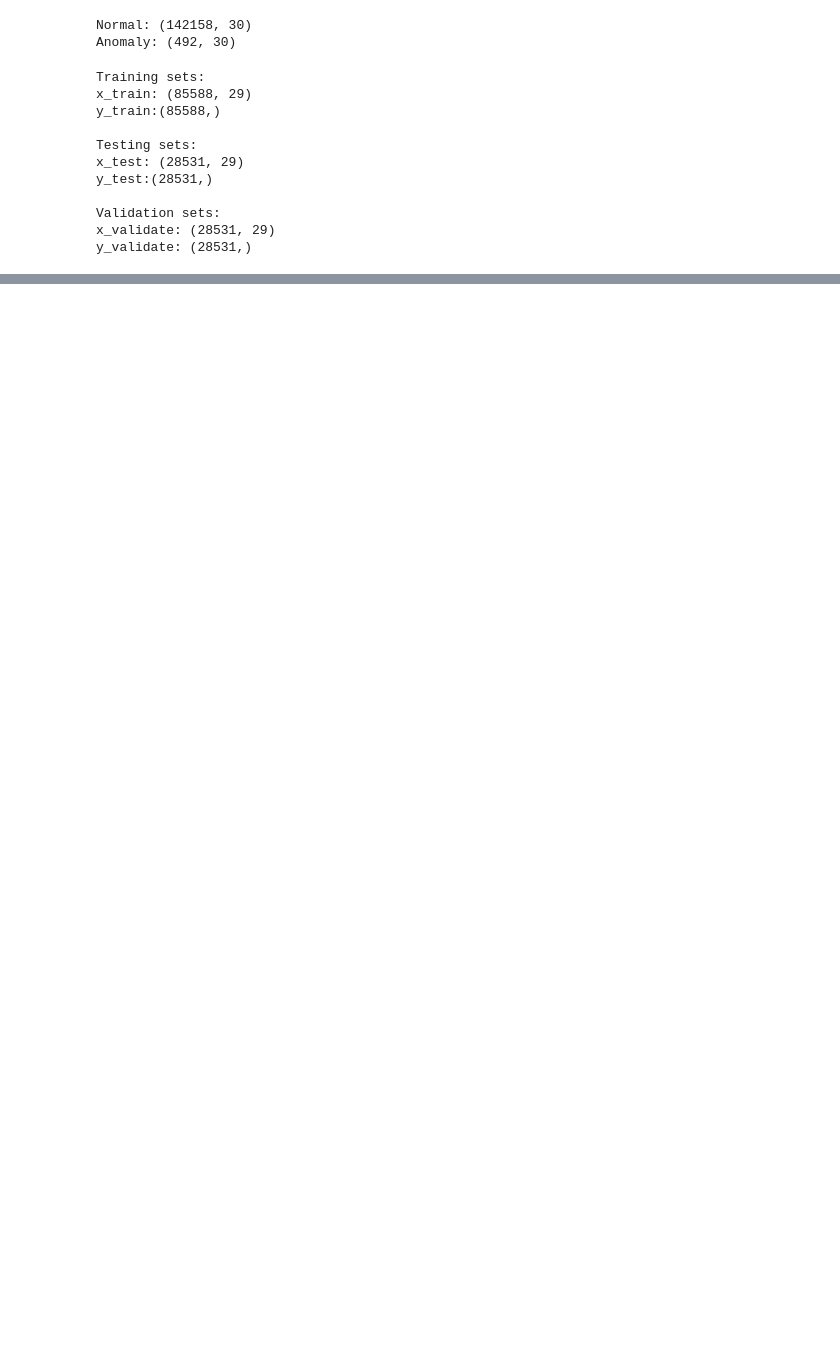
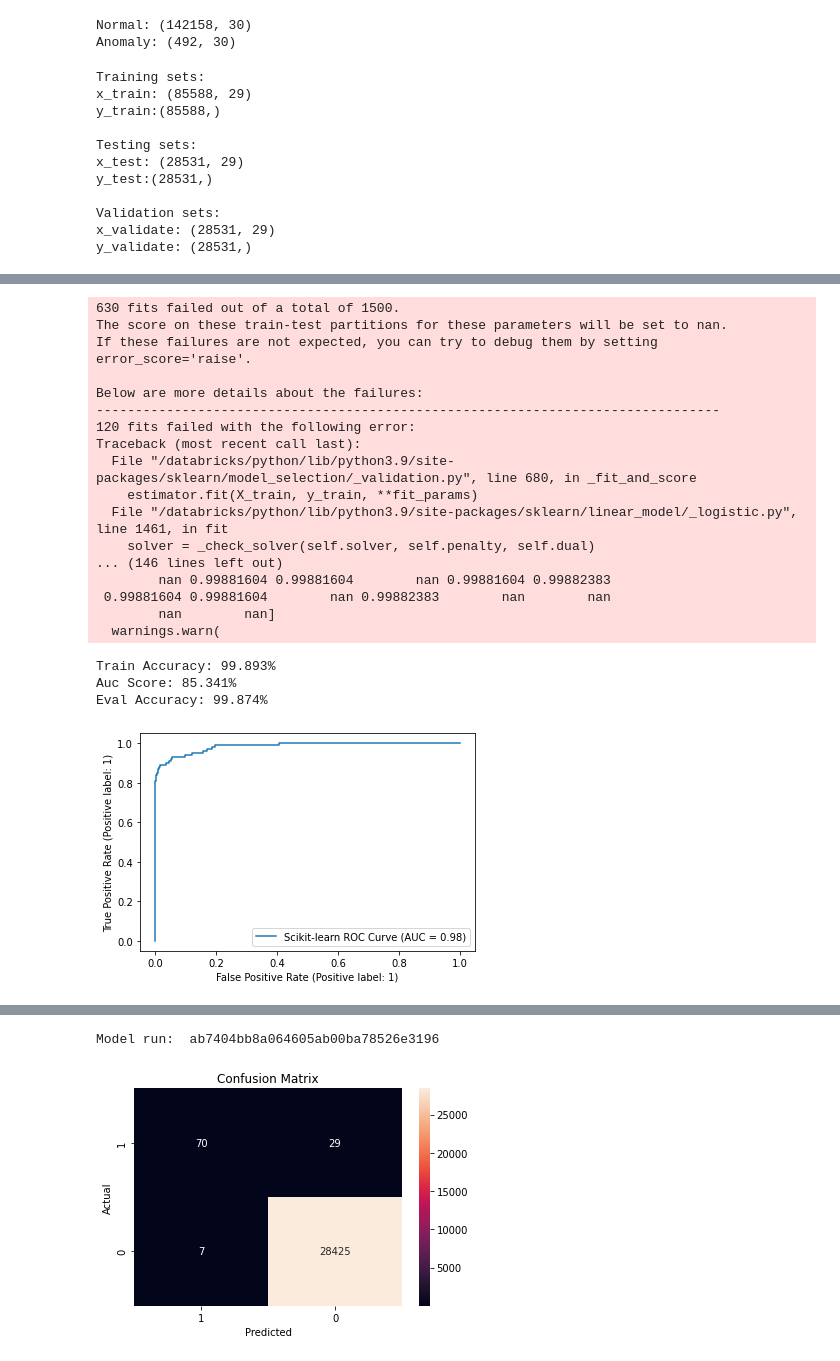
Before and after one commit to hkhey/MLflow-Databricks-Azure, a Jupyter notebook: 5. MLflow-DataBricks.ipynb, the cells around one changed output, grey strips where cells are left out. Saved outputs shown, nothing was run; the diff lists cells and outputs as text; code cells hidden in the pictures; blank space fills up the shorter version.

```diff
--- a/5. MLflow-DataBricks.ipynb
+++ b/5. MLflow-DataBricks.ipynb
@@ -37,4 +52,9 @@ You should consider upgrading via the '/databricks/python3/bin/python -m pip ins
 # %%
+from pyspark.sql import SparkSession
+
+# Create a Spark session
+spark = SparkSession.builder.appName("AppHiba").getOrCreate()
+
 # File location and type
 file_location = "/FileStore/tables/creditcard.csv"
 file_type = "csv"
@@ -44,12 +64,16 @@ infer_schema = "true"
 first_row_is_header = "true"
 delimiter = ","
 
-# The applied options are for CSV files. For other file types, these will be ignored.
+# Read CSV file into Spark DataFrame
 dataframe = spark.read.format(file_type) \
-  .option("inferSchema", infer_schema) \
-  .option("header", first_row_is_header) \
-  .option("sep", delimiter) \
-  .load(file_location)
+    .option("inferSchema", infer_schema) \
+    .option("header", first_row_is_header) \
+    .option("sep", delimiter) \
+    .load(file_location)
 
-df=dataframe.toPandas()
+# Show the first few rows of the Spark DataFrame
+dataframe.show()
+
+# Convert Spark DataFrame to Pandas DataFrame
+df = dataframe.toPandas()
 # %% [output]
@@ -178,27 +219,49 @@ Model run:  7f15bba4098d4d629fdfb1664c4f4d9b
 # %%
 
 # define evaluation
 
 # define search space
 from sklearn.model_selection import RepeatedStratifiedKFold
 from sklearn.model_selection import RandomizedSearchCV
 from scipy.stats import loguniform
 # summarize result
 #print('Best Score: %s' % result.best_score_)
 #print('Best Hyperparameters: %s' % result.best_params_)
 
 model = LogisticRegression()
 cv = RepeatedStratifiedKFold(n_splits=10, n_repeats=3, random_state=1)
 space = dict()
 space['solver'] = ['newton-cg', 'lbfgs', 'liblinear']
 space['penalty'] = ['none', 'l1', 'l2', 'elasticnet']
-space['C'] = loguniform(1e-5, 100)
-mlflow.set_experiment("/Users/fahd.kalloubi@gmail.com/scikit_learn_experiment1")
+space['C'] = loguniform(1, 10)
+mlflow.set_experiment("/Users/Hiba.KHEY@um6p.ma/scikit_learn_experiment10")
 with mlflow.start_run():
-    search = RandomizedSearchCV(model, space, n_iter=500, scoring='accuracy', n_jobs=-1, cv=cv, random_state=1)
+    search = RandomizedSearchCV(model, space, n_iter=50, scoring='accuracy', n_jobs=-1, cv=cv, random_state=1)
     sk_model = search.fit(x_train, y_train)
     train(sk_model, x_train, y_train)
     evaluate(sk_model, x_test, y_test)
     mlflow.sklearn.log_model(sk_model, "log_reg_model")
     print("Model run: ", mlflow.active_run().info.run_uuid)
 mlflow.end_run()
+# %% [output]
+630 fits failed out of a total of 1500.
+The score on these train-test partitions for these parameters will be set to nan.
+If these failures are not expected, you can try to debug them by setting error_score='raise'.
+
+Below are more details about the failures:
+--------------------------------------------------------------------------------
+120 fits failed with the following error:
+Traceback (most recent call last):
+  File "/databricks/python/lib/python3.9/site-packages/sklearn/model_selection/_validation.py", line 680, in _fit_and_score
+    estimator.fit(X_train, y_train, **fit_params)
+  File "/databricks/python/lib/python3.9/site-packages/sklearn/linear_model/_logistic.py", line 1461, in fit
+    solver = _check_solver(self.solver, self.penalty, self.dual)
+... (146 lines left out)
+        nan 0.99881604 0.99881604        nan 0.99881604 0.99882383
+ 0.99881604 0.99881604        nan 0.99882383        nan        nan
+        nan        nan]
+  warnings.warn(
+Train Accuracy: 99.893%
+Auc Score: 85.341%
+Eval Accuracy: 99.874%
+[figure, added]
@@ -205 +269,3 @@ mlflow.end_run()
+Model run:  ab7404bb8a064605ab00ba78526e3196
+[figure, added]
 # %%
```
Also changed, not shown: parts of 13 cells of this notebook.
